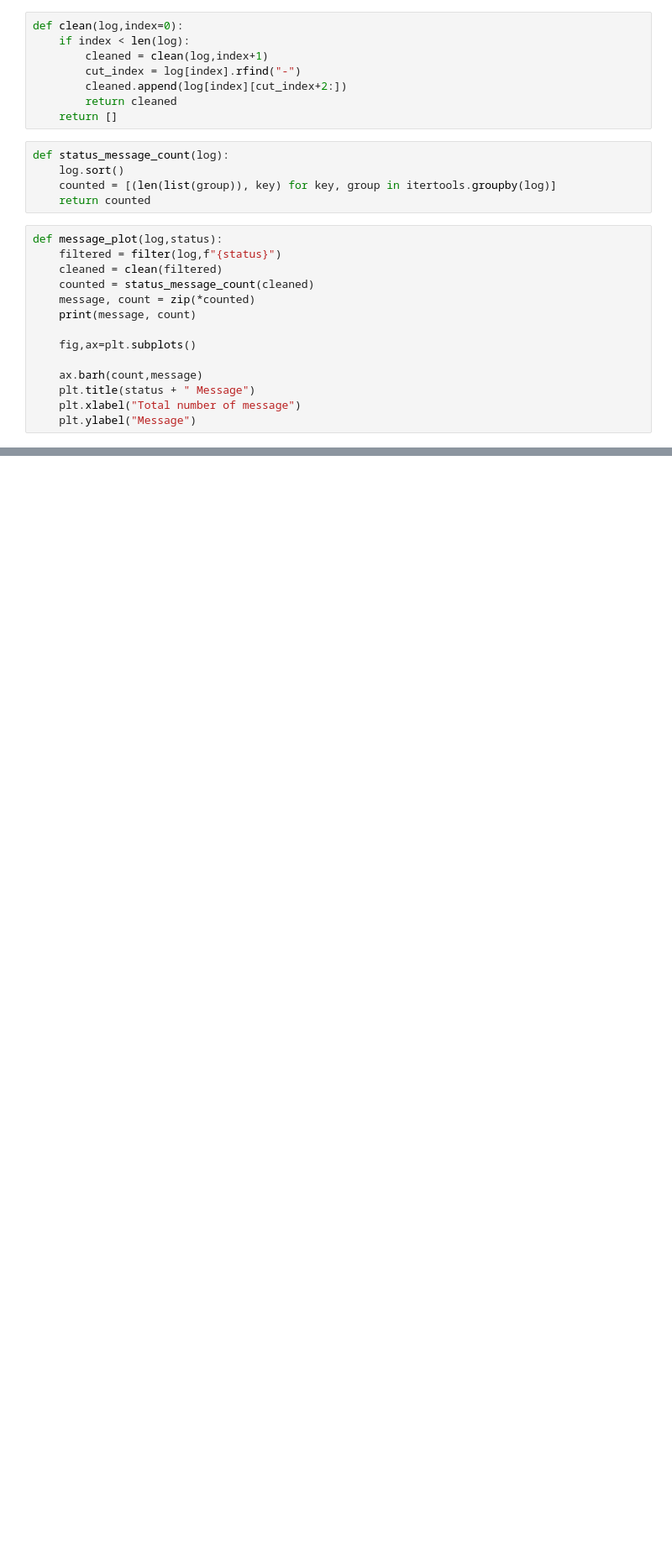
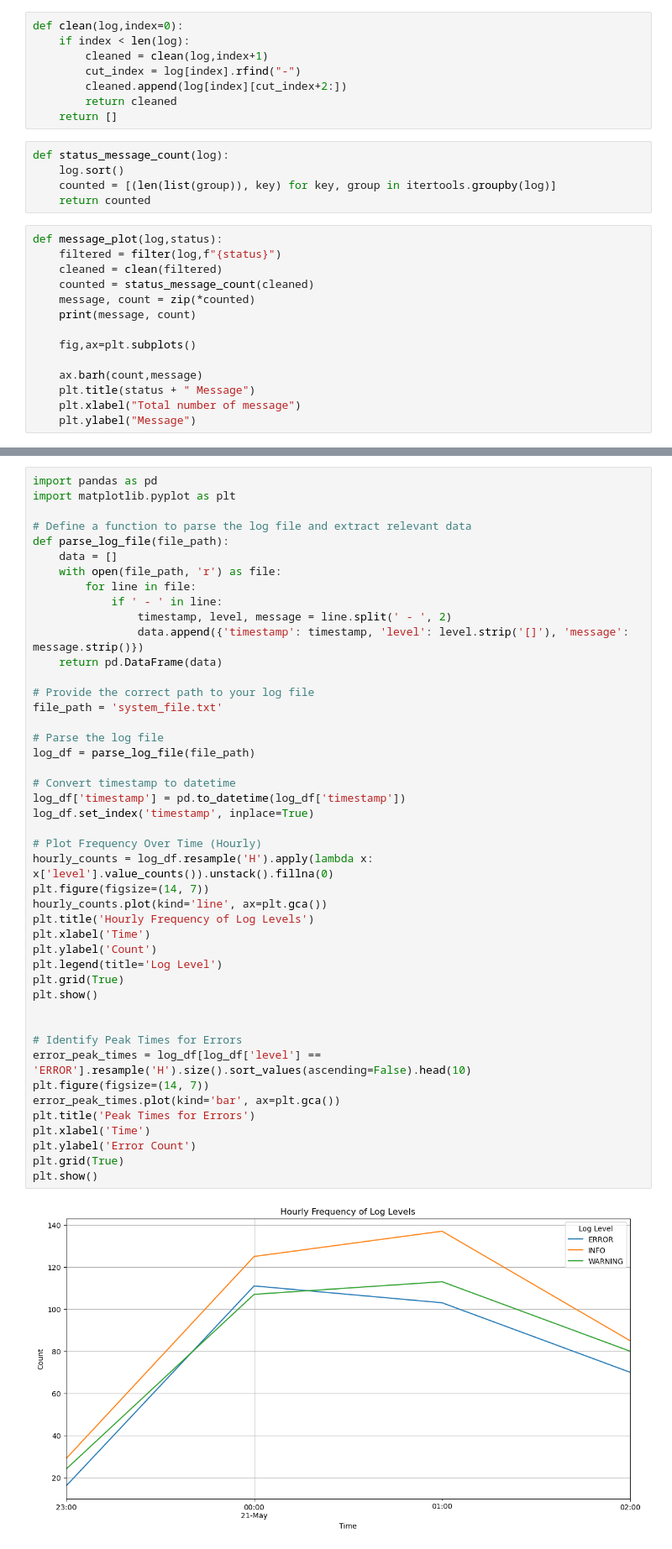
Before and after one commit to AfdaPrime/FLP-assigment, a Jupyter notebook: analyse.ipynb, the cells around one changed output, grey strips where cells are left out. Shown: that part at 84% size. Cells and saved outputs as stored; diff of their text form; blank space fills up the shorter version.

```diff
--- a/analyse.ipynb
+++ b/analyse.ipynb
@@ -89,3 +88,50 @@ with  open('system_file.txt','r') as f:
 (41, 31, 25, 36, 33, 32, 44, 34, 48) ('CPU temperature exceeding threshold.', 'Disk space running low.', 'Invalid input received.', 'Memory usage high.', 'Network connection unstable.', 'Resource limi ...
 [figure]
 [figure]
+# %%
+import pandas as pd
+import matplotlib.pyplot as plt
+
+# Define a function to parse the log file and extract relevant data
+def parse_log_file(file_path):
+    data = []
+    with open(file_path, 'r') as file:
+        for line in file:
+            if ' - ' in line:
+                timestamp, level, message = line.split(' - ', 2)
+                data.append({'timestamp': timestamp, 'level': level.strip('[]'), 'message': message.strip()})
+    return pd.DataFrame(data)
+
+# Provide the correct path to your log file
+file_path = 'system_file.txt'
+
+# Parse the log file
+log_df = parse_log_file(file_path)
+
+# Convert timestamp to datetime
+log_df['timestamp'] = pd.to_datetime(log_df['timestamp'])
+log_df.set_index('timestamp', inplace=True)
+
+# Plot Frequency Over Time (Hourly)
+hourly_counts = log_df.resample('H').apply(lambda x: x['level'].value_counts()).unstack().fillna(0)
+plt.figure(figsize=(14, 7))
+hourly_counts.plot(kind='line', ax=plt.gca())
+plt.title('Hourly Frequency of Log Levels')
+plt.xlabel('Time')
+plt.ylabel('Count')
+plt.legend(title='Log Level')
+plt.grid(True)
+plt.show()
+
+
+# Identify Peak Times for Errors
+error_peak_times = log_df[log_df['level'] == 'ERROR'].resample('H').size().sort_values(ascending=False).head(10)
+plt.figure(figsize=(14, 7))
+error_peak_times.plot(kind='bar', ax=plt.gca())
+plt.title('Peak Times for Errors')
+plt.xlabel('Time')
+plt.ylabel('Error Count')
+plt.grid(True)
+plt.show()
+# %% [output]
+[figure, added]
```
Also changed, not shown: parts of 3 cells of this notebook.
